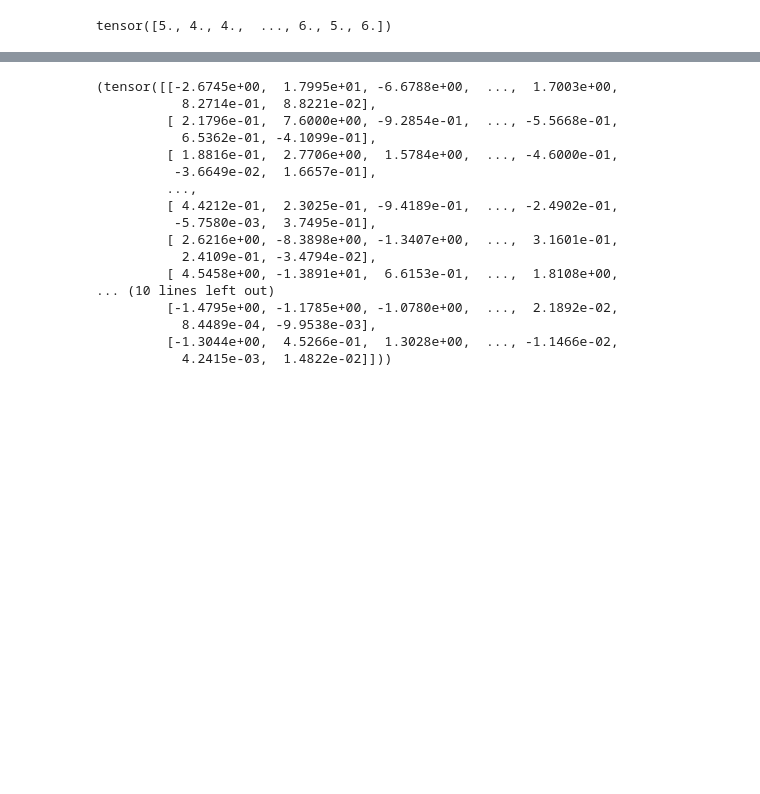
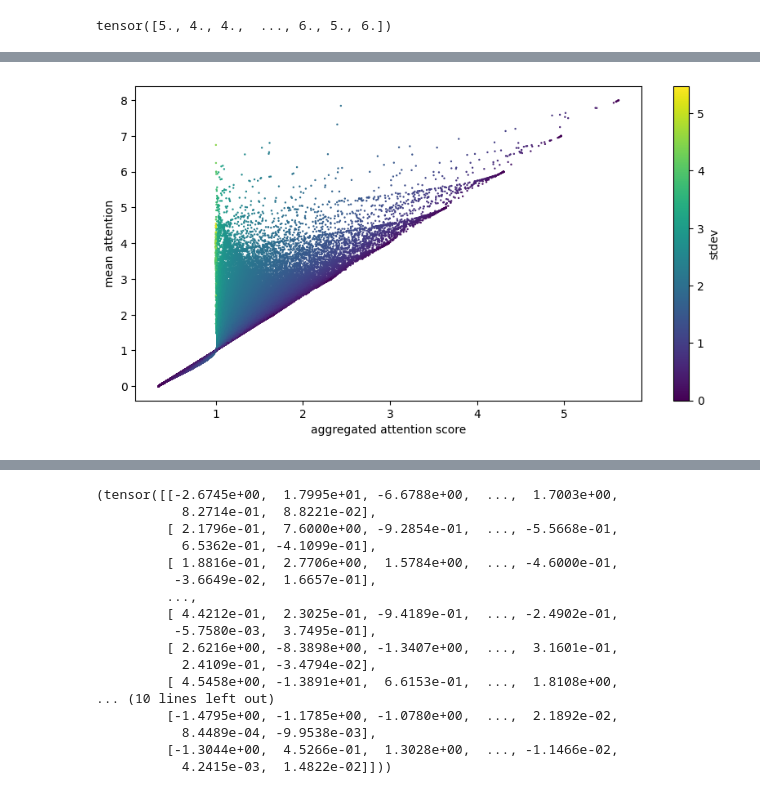
Before and after one commit to Talavera-Lopez-Lab/SocialNichesHD, a Jupyter notebook: 0-Preprocessing/4-NicheCompass_Downstream.ipynb, the cells around one changed output, grey strips where cells are left out. Saved outputs shown, nothing was run; the diff lists cells and outputs as text; code cells hidden in the pictures; blank space fills up the shorter version.

```diff
--- a/0-Preprocessing/4-NicheCompass_Downstream.ipynb
+++ b/0-Preprocessing/4-NicheCompass_Downstream.ipynb
@@ -136,0 +144,16 @@ tensor([5., 4., 4.,  ..., 6., 5., 6.])
+# %%
+partial_pooling_with_variance_adjustment = (
+    lambda arr:
+        arr.mean(axis=0) +
+        (1 - arr.mean(axis=0)) *
+        (1 / (1 + torch.exp(
+            -(((arr.std(axis=0) ** 2) - (arr.std(axis=0) ** 2).mean()) /
+              (arr.std(axis=0) ** 2).std()
+        )))))
+node_attention_aggregated = partial_pooling_with_variance_adjustment(node_attention_per_head)
+
+plt.figure(figsize=(10,5))
+plt.hist(node_attention_aggregated, bins=100)
+plt.xlabel("aggregated attention score")
+plt.ylabel("number of nodes")
+plt.show()
@@ -136,0 +162,15 @@ tensor([5., 4., 4.,  ..., 6., 5., 6.])
+# %%
+plt.figure(figsize=(10, 5))
+scatter = plt.scatter(
+    x=node_attention_aggregated,
+    y=node_attention_per_head.mean(axis=0),
+    s=0.5,
+    c=node_attention_per_head.std(axis=0),
+    cmap='viridis'
+)
+plt.colorbar(scatter, label='stdev')
+plt.xlabel("aggregated attention score")
+plt.ylabel("mean attention")
+plt.show()
+# %% [output]
+[figure, added]
```
Also changed, not shown: parts of 67 cells of this notebook.
